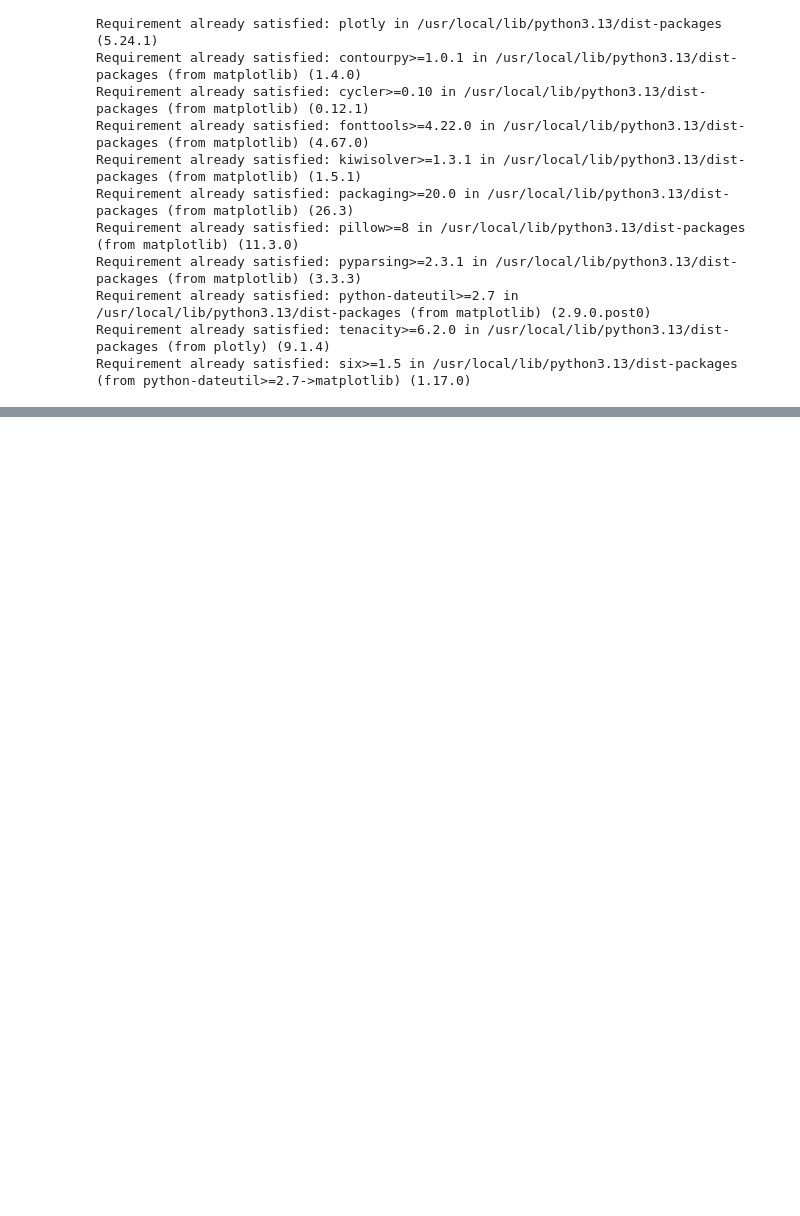
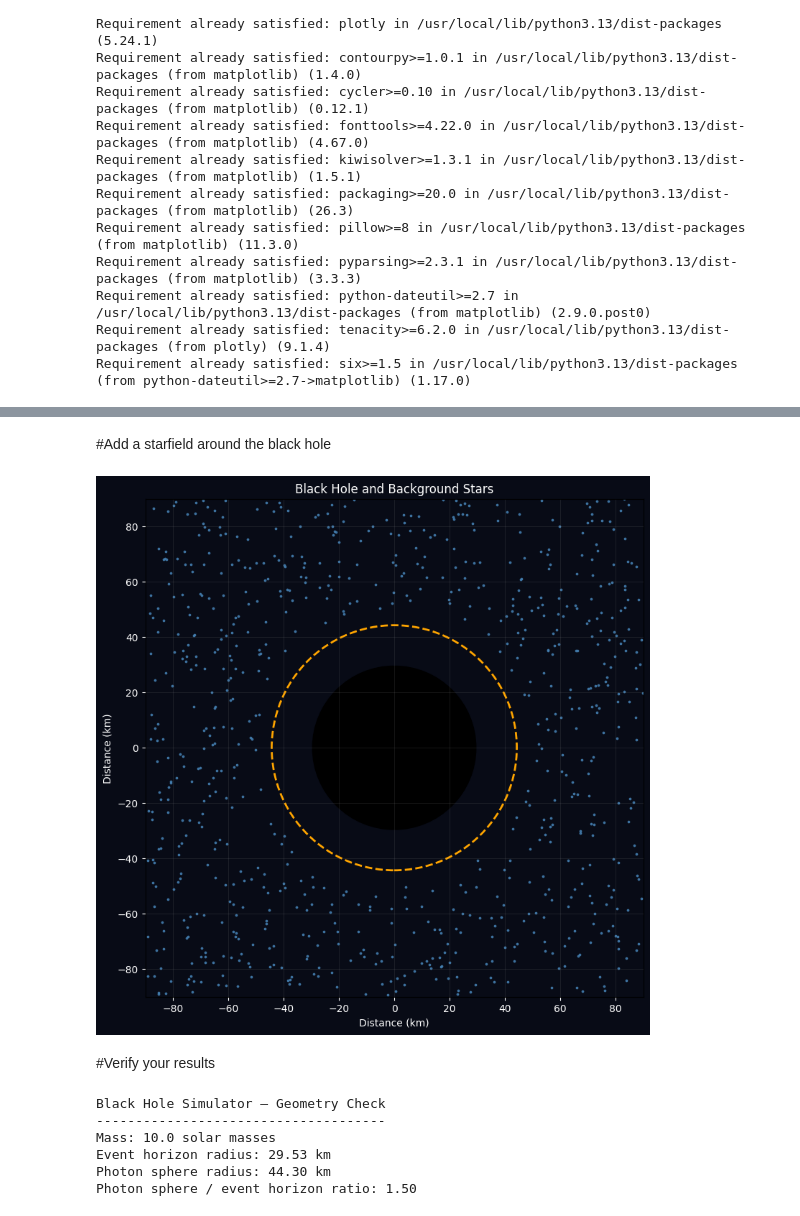
Before and after one commit to AnshG-19/Blackhole_simulator_rayTracing, a Jupyter notebook: 01_black_hole_geometry.ipynb, the cells around one changed output, grey strips where cells are left out. Drawn from its saved outputs; the diff is of its cells as text; code cells hidden in the pictures; blank space fills up the shorter version.

```diff
--- a/01_black_hole_geometry.ipynb
+++ b/01_black_hole_geometry.ipynb
@@ -19,0 +108,73 @@ Requirement already satisfied: six>=1.5 in /usr/local/lib/python3.13/dist-packag
+# %% [markdown]
+#Add a starfield around the black hole
+# %%
+# Generate reproducible random star positions
+np.random.seed(42)
+
+number_of_stars = 1000
+x_stars = np.random.uniform(-90, 90, number_of_stars)
+y_stars = np.random.uniform(-90, 90, number_of_stars)
+
+# Exclude stars from the central region to keep the diagram readable
+distances = np.sqrt(x_stars**2 + y_stars**2)
+mask = distances > 50
+
+x_stars = x_stars[mask]
+y_stars = y_stars[mask]
+
+fig, ax = plt.subplots(figsize=(9, 9))
+
+# Background stars
+ax.scatter(
+    x_stars,
+    y_stars,
+    s=3,
+    color="steelblue",
+    alpha=0.8,
+    label="Background Stars"
+)
+
+# Event horizon and photon sphere
+ax.add_patch(Circle((0, 0), r_s / 1000, color="black"))
+ax.add_patch(
+    Circle(
+        (0, 0),
+        r_ph / 1000,
+        fill=False,
+        linestyle="--",
+        linewidth=2,
+        color="orange"
+    )
+)
+
+ax.set_xlim(-90, 90)
+ax.set_ylim(-90, 90)
+ax.set_aspect("equal")
+ax.set_facecolor("#080b16")
+fig.patch.set_facecolor("#080b16")
+
+ax.set_xlabel("Distance (km)", color="white")
+ax.set_ylabel("Distance (km)", color="white")
+ax.set_title("Black Hole and Background Stars", color="white")
+ax.tick_params(colors="white")
+ax.grid(alpha=0.12)
+
+plt.show()
+# %% [output]
+[figure, added]
+# %% [markdown]
+#Verify your results
+# %%
+print("Black Hole Simulator — Geometry Check")
+print("-------------------------------------")
+print(f"Mass: {mass / M_sun:.1f} solar masses")
+print(f"Event horizon radius: {r_s / 1000:.2f} km")
+print(f"Photon sphere radius: {r_ph / 1000:.2f} km")
+print(f"Photon sphere / event horizon ratio: {r_ph / r_s:.2f}")
+# %% [output]
+Black Hole Simulator — Geometry Check
+-------------------------------------
+Mass: 10.0 solar masses
+Event horizon radius: 29.53 km
+Photon sphere radius: 44.30 km
+Photon sphere / event horizon ratio: 1.50
```
Also changed, not shown: parts of 9 cells of this notebook.
